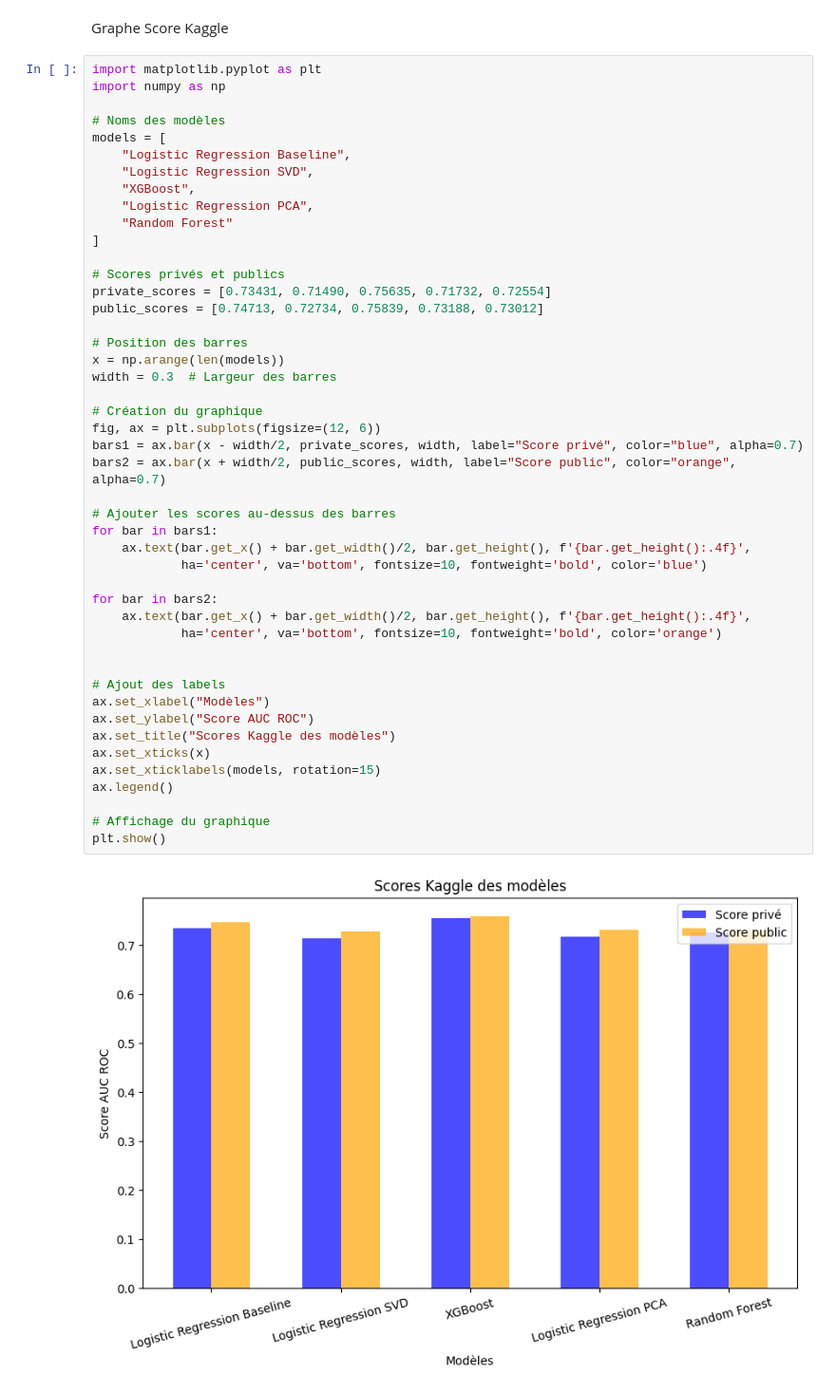
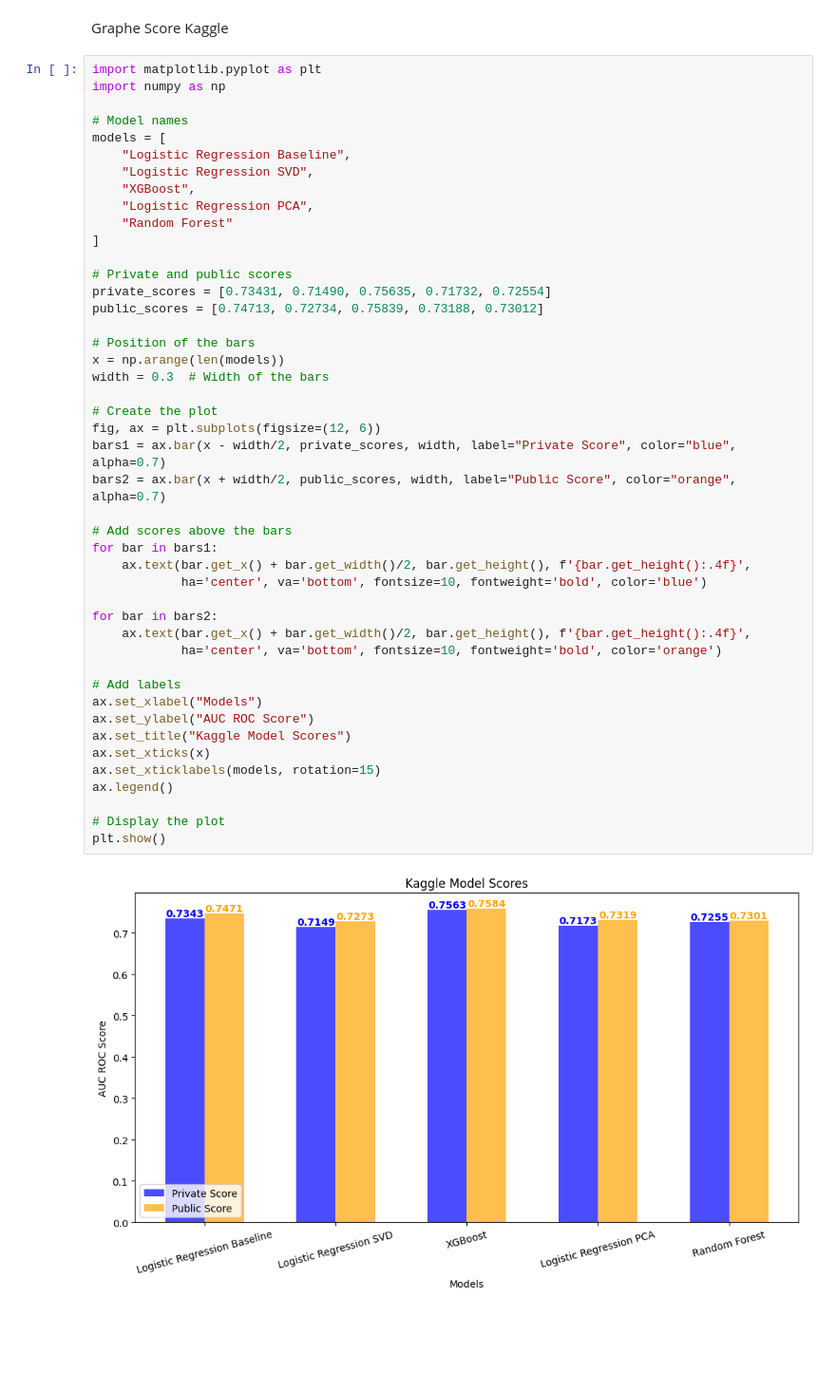
Before and after one commit to konstantingnz/kaggle_statml_housing_credit, a Jupyter notebook: notebooks/Model_Training_Home_Credit.ipynb, the cells around one changed output. Shown: that part at 95% size. Cells and saved outputs as stored; diff of their text form; blank space fills up the shorter version.

```diff
--- a/notebooks/Model_Training_Home_Credit.ipynb
+++ b/notebooks/Model_Training_Home_Credit.ipynb
@@ -243,47 +243,46 @@ Graphe Score Kaggle
 import matplotlib.pyplot as plt
 import numpy as np
 
-# Noms des modèles
+# Model names
 models = [
     "Logistic Regression Baseline",
     "Logistic Regression SVD",
     "XGBoost",
     "Logistic Regression PCA",
     "Random Forest"
 ]
 
-# Scores privés et publics
+# Private and public scores
 private_scores = [0.73431, 0.71490, 0.75635, 0.71732, 0.72554]
 public_scores = [0.74713, 0.72734, 0.75839, 0.73188, 0.73012]
 
-# Position des barres
+# Position of the bars
 x = np.arange(len(models))
-width = 0.3  # Largeur des barres
+width = 0.3  # Width of the bars
 
-# Création du graphique
+# Create the plot
 fig, ax = plt.subplots(figsize=(12, 6))
-bars1 = ax.bar(x - width/2, private_scores, width, label="Score privé", color="blue", alpha=0.7)
-bars2 = ax.bar(x + width/2, public_scores, width, label="Score public", color="orange", alpha=0.7)
+bars1 = ax.bar(x - width/2, private_scores, width, label="Private Score", color="blue", alpha=0.7)
+bars2 = ax.bar(x + width/2, public_scores, width, label="Public Score", color="orange", alpha=0.7)
 
-# Ajouter les scores au-dessus des barres
+# Add scores above the bars
 for bar in bars1:
     ax.text(bar.get_x() + bar.get_width()/2, bar.get_height(), f'{bar.get_height():.4f}',
             ha='center', va='bottom', fontsize=10, fontweight='bold', color='blue')
 
 for bar in bars2:
     ax.text(bar.get_x() + bar.get_width()/2, bar.get_height(), f'{bar.get_height():.4f}',
             ha='center', va='bottom', fontsize=10, fontweight='bold', color='orange')
 
-
-# Ajout des labels
-ax.set_xlabel("Modèles")
-ax.set_ylabel("Score AUC ROC")
-ax.set_title("Scores Kaggle des modèles")
+# Add labels
+ax.set_xlabel("Models")
+ax.set_ylabel("AUC ROC Score")
+ax.set_title("Kaggle Model Scores")
 ax.set_xticks(x)
 ax.set_xticklabels(models, rotation=15)
 ax.legend()
 
-# Affichage du graphique
+# Display the plot
 plt.show()
 # %% [output]
-[figure, old version]
+[figure, new version]
```
Also changed, not shown: 1 other file.
